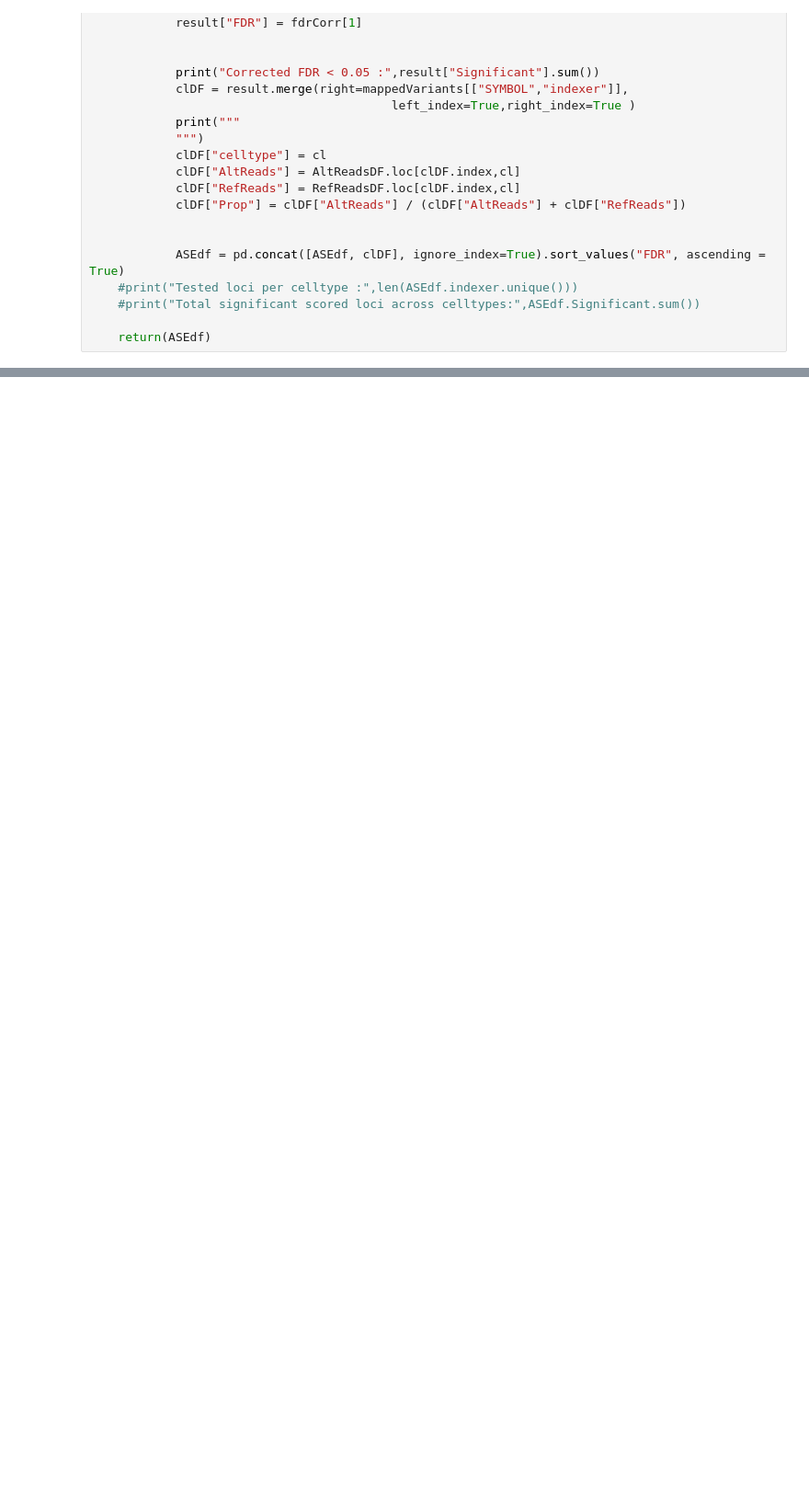
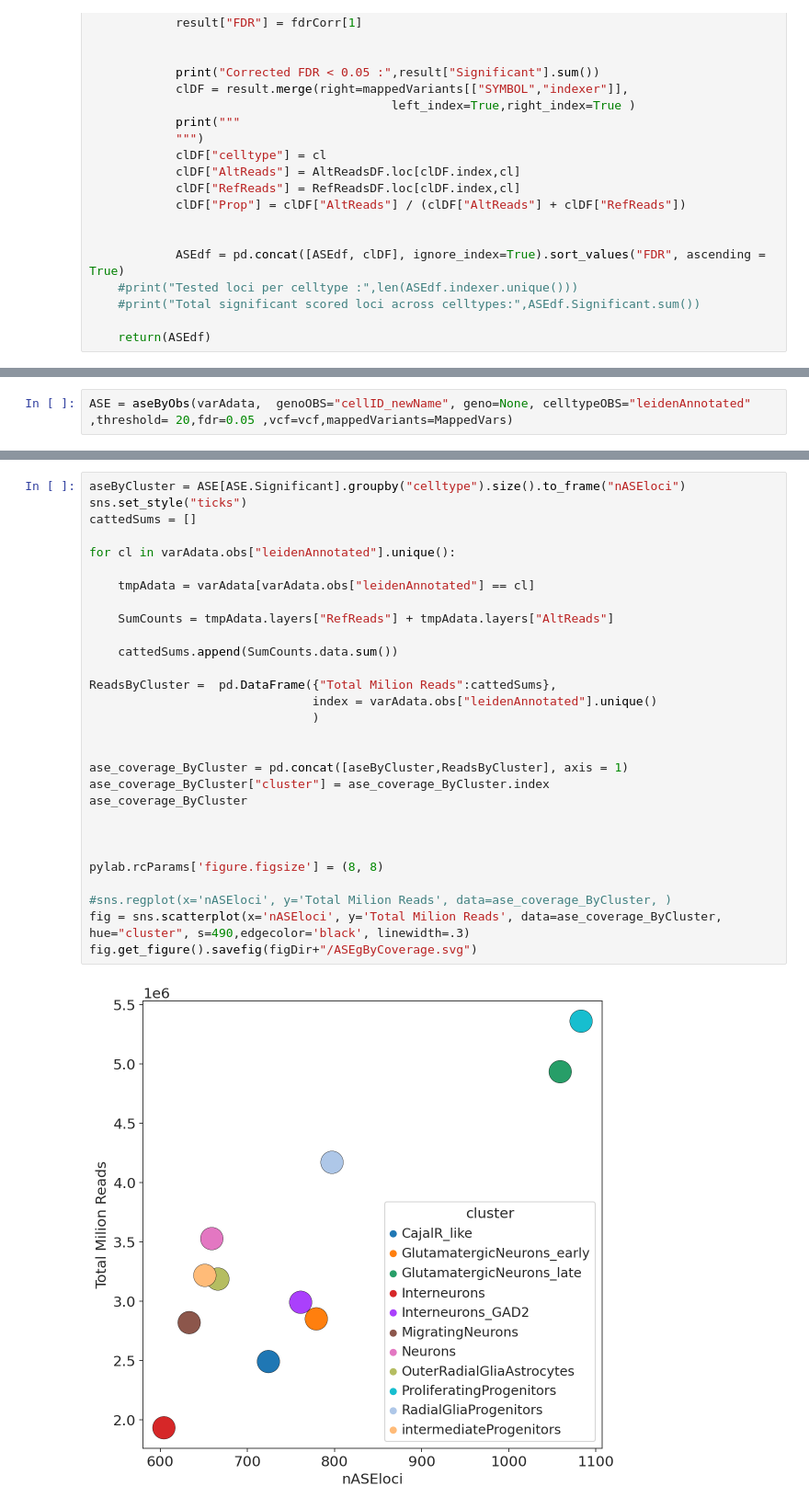
Before and after one commit to GiuseppeTestaLab/organoidMultiplexing_release, a Jupyter notebook: 04_ASE/13.2_ASE_explo.ipynb, the cells around one changed output, grey strips where cells are left out. Shown: that part at 92% size. Cells and saved outputs as stored; diff of their text form; blank space fills up the shorter version.

```diff
--- a/04_ASE/13.2_ASE_explo.ipynb
+++ b/04_ASE/13.2_ASE_explo.ipynb
@@ -296,0 +268,2 @@ def aseByObs(adataVar, genoOBS, geno, threshold, fdr,vcf, celltypeOBS, mappedVar
+# %%
+ASE = aseByObs(varAdata,  genoOBS="cellID_newName", geno=None, celltypeOBS="leidenAnnotated" ,threshold= 20,fdr=0.05 ,vcf=vcf,mappedVariants=MappedVars)
@@ -297 +288,32 @@ def aseByObs(adataVar, genoOBS, geno, threshold, fdr,vcf, celltypeOBS, mappedVar
+# %%
+aseByCluster = ASE[ASE.Significant].groupby("celltype").size().to_frame("nASEloci")
+sns.set_style("ticks")
+cattedSums = []
+
+for cl in varAdata.obs["leidenAnnotated"].unique():
+
+    tmpAdata = varAdata[varAdata.obs["leidenAnnotated"] == cl]
+
+    SumCounts = tmpAdata.layers["RefReads"] + tmpAdata.layers["AltReads"]
+
+    cattedSums.append(SumCounts.data.sum())
+
+ReadsByCluster =  pd.DataFrame({"Total Milion Reads":cattedSums},
+                               index = varAdata.obs["leidenAnnotated"].unique()
+                               )
+
+
+ase_coverage_ByCluster = pd.concat([aseByCluster,ReadsByCluster], axis = 1)
+ase_coverage_ByCluster["cluster"] = ase_coverage_ByCluster.index
+ase_coverage_ByCluster
+
+
+
+pylab.rcParams['figure.figsize'] = (8, 8)
+
+#sns.regplot(x='nASEloci', y='Total Milion Reads', data=ase_coverage_ByCluster, )
+fig = sns.scatterplot(x='nASEloci', y='Total Milion Reads', data=ase_coverage_ByCluster, hue="cluster", s=490,edgecolor='black', linewidth=.3)
+fig.get_figure().savefig(figDir+"/ASEgByCoverage.svg")
+# %% [output]
+[figure, added]
 # %%
```
Also changed, not shown: parts of 16 cells of this notebook, 16 other files.
